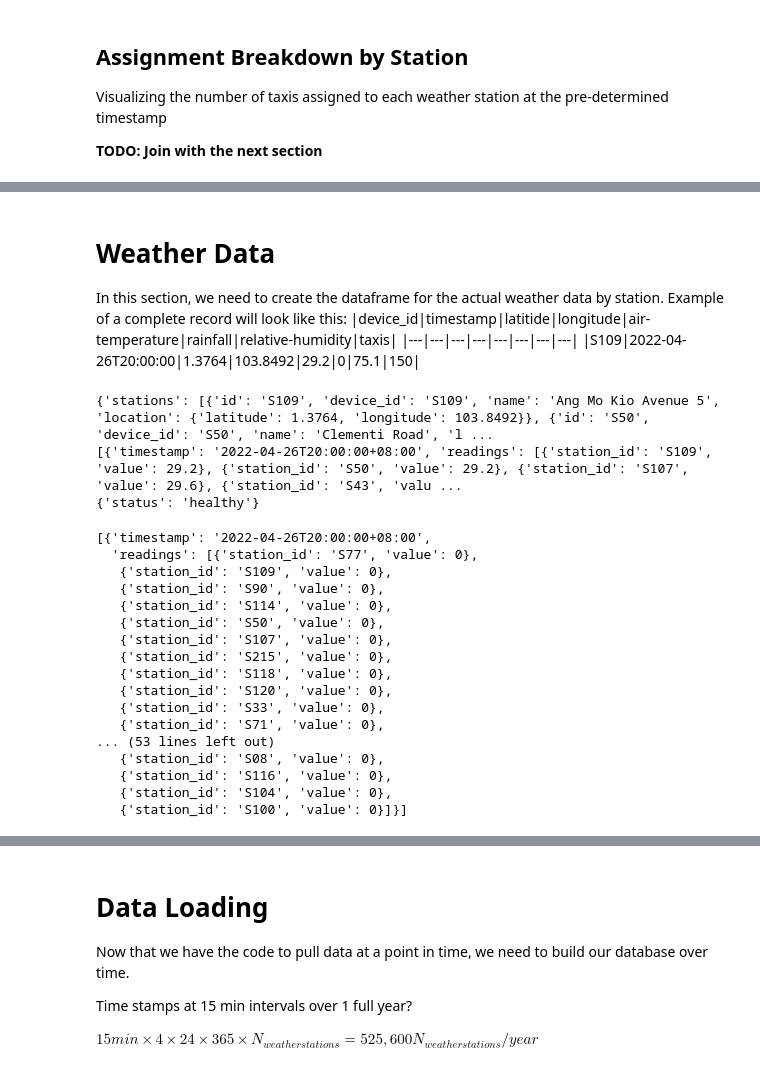
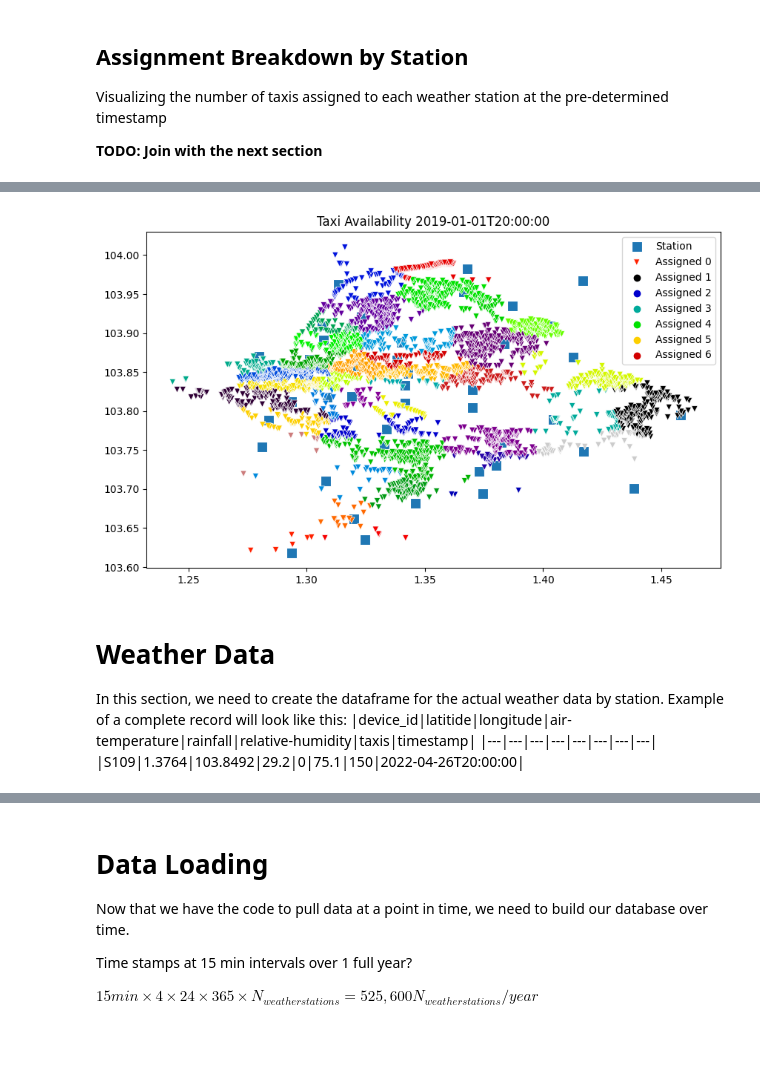
Before and after one commit to spencerkmarley/smu-cs611-mleng-project, a Jupyter notebook: eda/eda.ipynb, the cells around one changed output, grey strips where cells are left out. Saved outputs shown, nothing was run; the diff lists cells and outputs as text; code cells hidden in the pictures; blank space fills up the shorter version.

```diff
--- a/eda/eda.ipynb
+++ b/eda/eda.ipynb
@@ -131,35 +145,11 @@ Text(0.5, 1.0, 'Taxi availability 2022-04-26T20:00:00')
+# %%
+plot_taxi_availability(taxi_array,station_array,assignment=assignment,query=query)
+# %% [output]
+[figure, added]
 # %% [markdown]
 # Weather Data
 
 In this section, we need to create the dataframe for the actual weather data by station. Example of a complete record will look like this:
-|device_id|timestamp|latitide|longitude|air-temperature|rainfall|relative-humidity|taxis|
+|device_id|latitide|longitude|air-temperature|rainfall|relative-humidity|taxis|timestamp|
 |---|---|---|---|---|---|---|---|
-|S109|2022-04-26T20:00:00|1.3764|103.8492|29.2|0|75.1|150|
+|S109|1.3764|103.8492|29.2|0|75.1|150|2022-04-26T20:00:00|
-# %%
-print(weather_data['air-temperature']['metadata'])
-print(weather_data['air-temperature']['items'])
-print(weather_data['air-temperature']['api_info'])
-# %% [output]
-{'stations': [{'id': 'S109', 'device_id': 'S109', 'name': 'Ang Mo Kio Avenue 5', 'location': {'latitude': 1.3764, 'longitude': 103.8492}}, {'id': 'S50', 'device_id': 'S50', 'name': 'Clementi Road', 'l ...
-[{'timestamp': '2022-04-26T20:00:00+08:00', 'readings': [{'station_id': 'S109', 'value': 29.2}, {'station_id': 'S50', 'value': 29.2}, {'station_id': 'S107', 'value': 29.6}, {'station_id': 'S43', 'valu ...
-{'status': 'healthy'}
-# %%
-weather_data['rainfall']['items']
-# %% [output]
-[{'timestamp': '2022-04-26T20:00:00+08:00',
-  'readings': [{'station_id': 'S77', 'value': 0},
-   {'station_id': 'S109', 'value': 0},
-   {'station_id': 'S90', 'value': 0},
-   {'station_id': 'S114', 'value': 0},
-   {'station_id': 'S50', 'value': 0},
-   {'station_id': 'S107', 'value': 0},
-   {'station_id': 'S215', 'value': 0},
-   {'station_id': 'S118', 'value': 0},
-   {'station_id': 'S120', 'value': 0},
-   {'station_id': 'S33', 'value': 0},
-   {'station_id': 'S71', 'value': 0},
-... (53 lines left out)
-   {'station_id': 'S08', 'value': 0},
-   {'station_id': 'S116', 'value': 0},
-   {'station_id': 'S104', 'value': 0},
-   {'station_id': 'S100', 'value': 0}]}]
```
Also changed, not shown: parts of 10 cells of this notebook, 2 other files.
